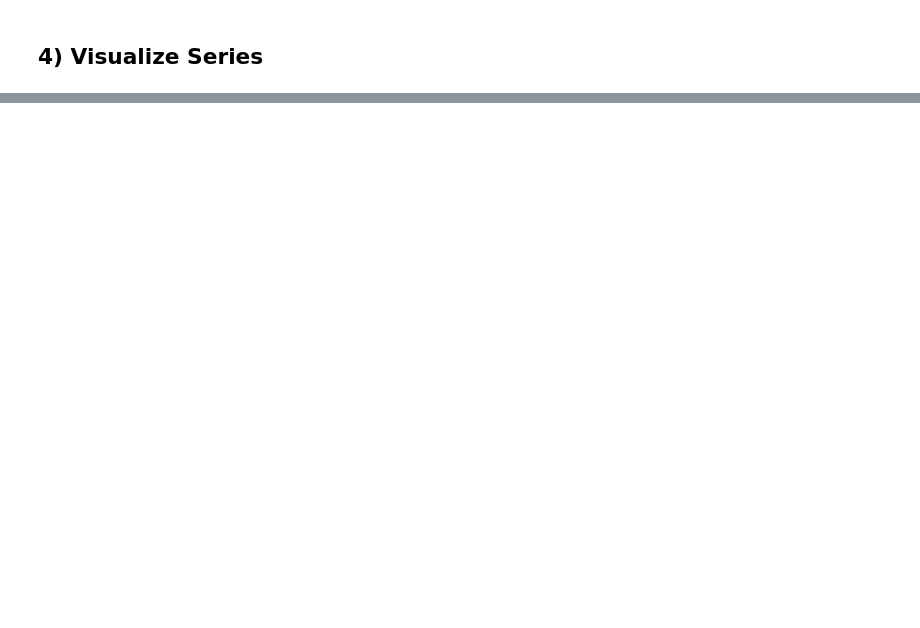
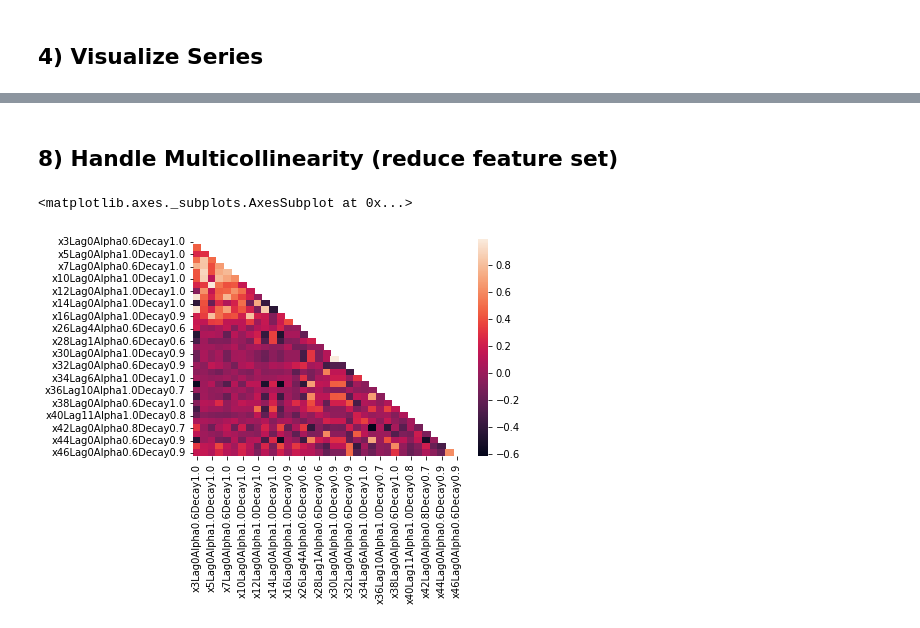
Before and after one commit to google/rba, a Jupyter notebook: Data Pre-Processing & Feature Selection.ipynb, the cells around one changed output, grey strips where cells are left out. Cells and saved outputs as stored; diff of their text form; code cells hidden in the pictures; blank space fills up the shorter version.

```diff
--- a/Data Pre-Processing & Feature Selection.ipynb
+++ b/Data Pre-Processing & Feature Selection.ipynb
@@ -288,0 +273,8 @@ else:
+# %%
+# Variables that do not need to be transformed
+
+untransformed_df = df[['y1']] #Target variable
+# %%
+# Variables that do need to be transformed
+
+transformed_df = featureset_df
@@ -288,0 +319,12 @@ else:
+# %%
+columns = transformed_df.columns
+sales = untransformed_df[['y1']] #***update with y target variable***
+all_data = []
+for col in columns:
+  newdf = Transformation(transformed_df, col)
+  corr_df = pd.concat([sales, newdf], axis=1)
+  corr = corr_df.corr().sort_values('y1',ascending=False) #***update with y target variable***
+  new_vals= corr.iloc[1:4 , 0:1].index.tolist()
+  data = newdf[new_vals]
+  all_data.append(data)
+transformed_df = pd.concat(all_data,axis=1)
@@ -311,3 +506,7 @@ else:
+# %%
+scaler = StandardScaler()
+standardized_transform = scaler.fit_transform(selected_featureset_df)
+selected_featureset_df = pd.DataFrame(standardized_transform, columns = selected_featureset_df.columns)
 # %%
 '''
 Option to review visuals of the data. After the data is standardized the distributions
@@ -617,0 +529,2 @@ opt_datared_df
+# %% [markdown]
+## 8) Handle Multicollinearity (reduce feature set)
@@ -617,0 +538,15 @@ opt_datared_df
+# %%
+'''
+Print a correlation heatmap to visualize correlation across feature set
+'''
+
+correl = selected_featureset_df.corr()
+
+# Getting the Upper Triangle of the co-relation matrix
+matrix = np.triu(correl)
+
+# using the upper triangle matrix as mask
+sns.heatmap(correl, mask=matrix)
+# %% [output]
+<matplotlib.axes._subplots.AxesSubplot at 0x...>
+[figure, added]
```
Also changed, not shown: parts of 78 cells of this notebook.
